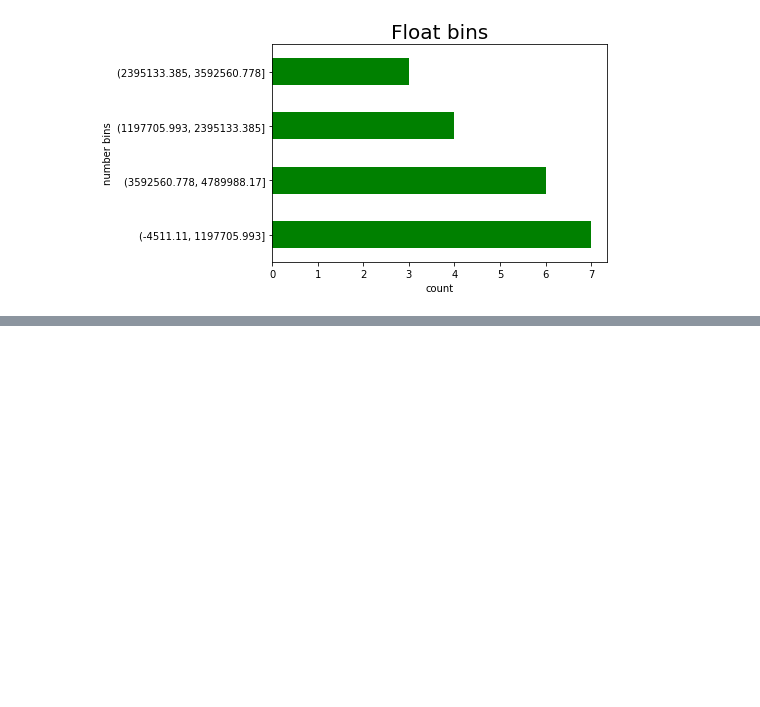
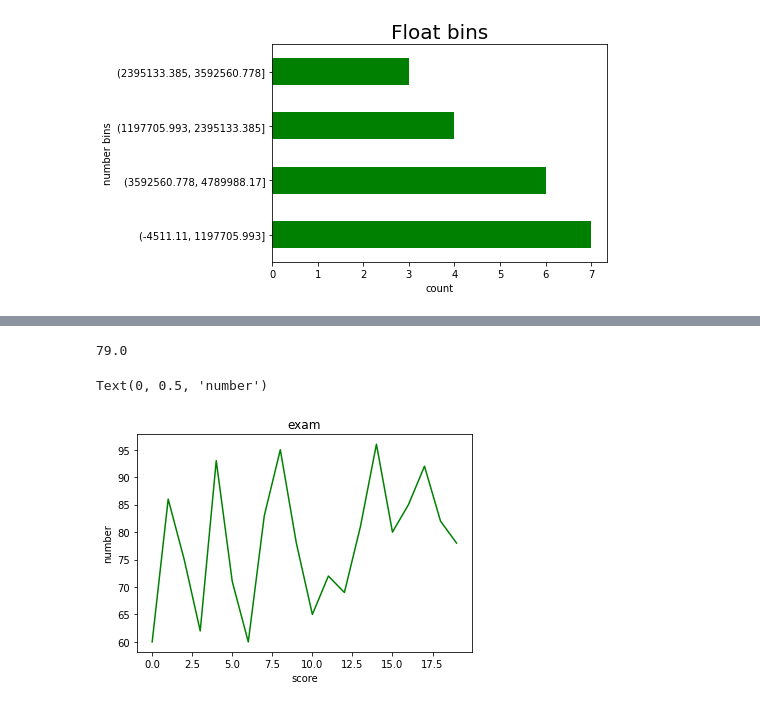
Before and after one commit to Chenchen070/numpy-pandas-visualization-exercises, a Jupyter notebook: pandas_series.ipynb, the cells around one changed output, grey strips where cells are left out. Cells and saved outputs as stored; diff of their text form; code cells hidden in the pictures; blank space fills up the shorter version.

```diff
--- a/pandas_series.ipynb
+++ b/pandas_series.ipynb
@@ -505,0 +508,4 @@ Text(0, 0.5, 'number bins')
+# %%
+exam = [60, 86, 75, 62, 93, 71, 60, 83, 95, 78, 65, 72, 69, 81, 96, 80, 85, 92, 82, 78]
+exam_series = pd.Series(exam)
+exam_series
@@ -505,0 +550,4 @@ Text(0, 0.5, 'number bins')
+# %%
+exam_series.median()
+# %% [output]
+79.0
@@ -505,0 +556,8 @@ Text(0, 0.5, 'number bins')
+# %%
+exam_series.plot(color = 'g')
+plt.title('exam')
+plt.xlabel('score')
+plt.ylabel('number')
+# %% [output]
+Text(0, 0.5, 'number')
+[figure, added]
```
Also changed, not shown: parts of 13 cells of this notebook.
